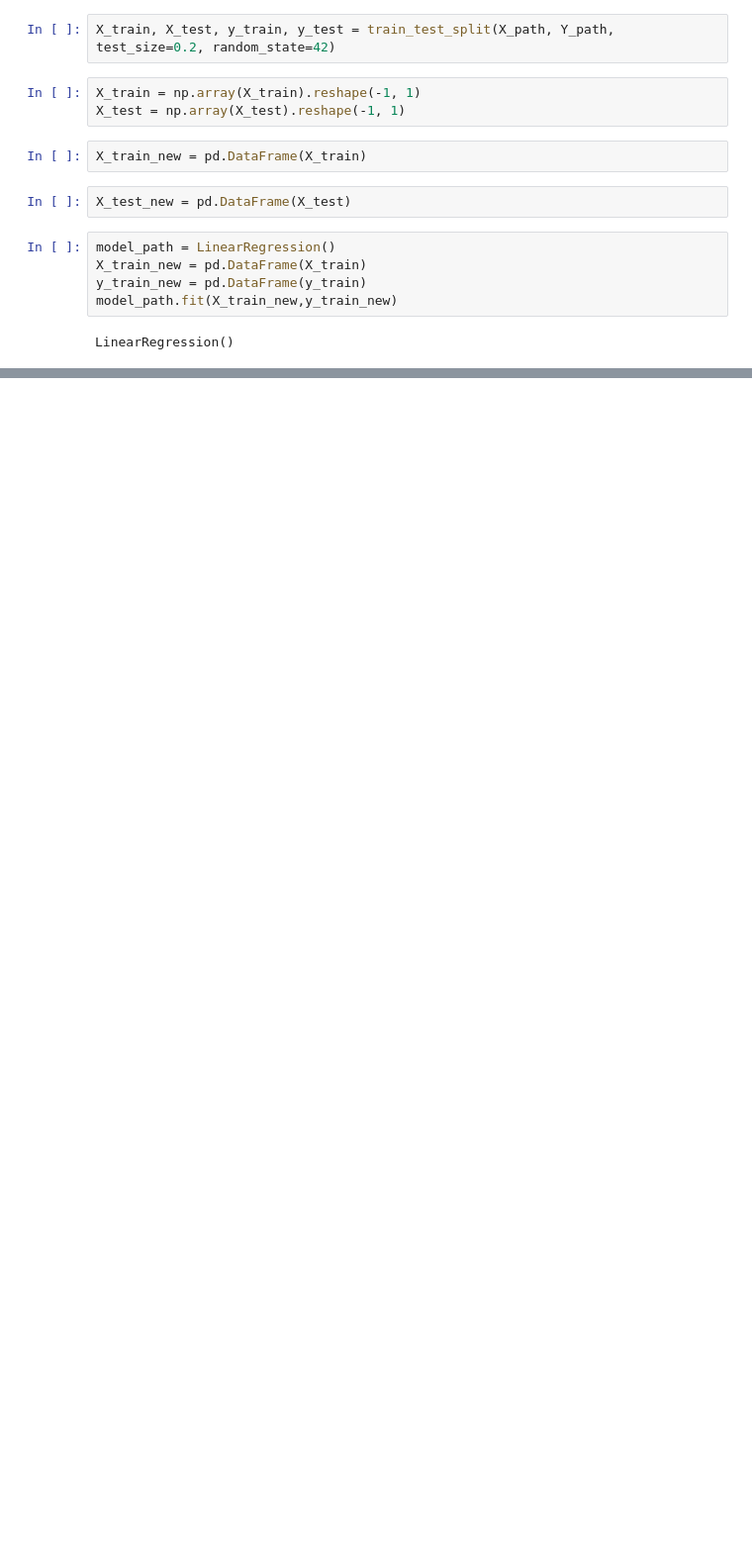
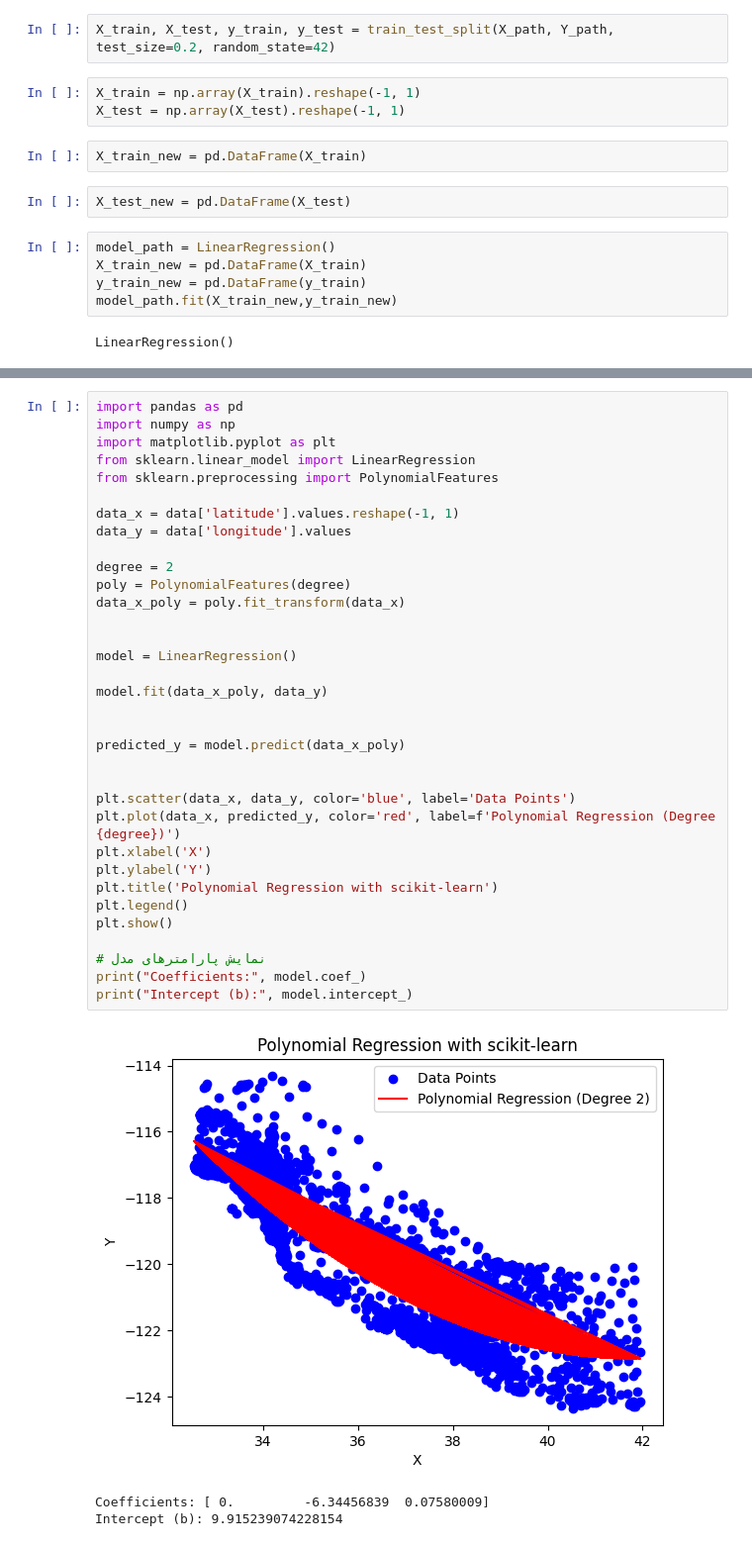
Before and after one commit to aliowx/data-analysis, a Jupyter notebook: Final.ipynb, the cells around one changed output, grey strips where cells are left out. Shown at 99% size. Drawn from its saved outputs; the diff is of its cells as text; blank space fills up the shorter version.

```diff
--- a/Final.ipynb
+++ b/Final.ipynb
@@ -535,0 +831,38 @@ TF-IDF Matrix Shape:
+# %%
+import pandas as pd
+import numpy as np
+import matplotlib.pyplot as plt
+from sklearn.linear_model import LinearRegression
+from sklearn.preprocessing import PolynomialFeatures
+
+data_x = data['latitude'].values.reshape(-1, 1)
+data_y = data['longitude'].values
+
+degree = 2
+poly = PolynomialFeatures(degree)
+data_x_poly = poly.fit_transform(data_x)
+
+
+model = LinearRegression()
+
+model.fit(data_x_poly, data_y)
+
+
+predicted_y = model.predict(data_x_poly)
+
+
+plt.scatter(data_x, data_y, color='blue', label='Data Points')
+plt.plot(data_x, predicted_y, color='red', label=f'Polynomial Regression (Degree {degree})')
+plt.xlabel('X')
+plt.ylabel('Y')
+plt.title('Polynomial Regression with scikit-learn')
+plt.legend()
+plt.show()
+
+# نمایش پارامترهای مدل
+print("Coefficients:", model.coef_)
+print("Intercept (b):", model.intercept_)
+# %% [output]
+[figure, added]
+Coefficients: [ 0.         -6.34456839  0.07580009]
+Intercept (b): 9.915239074228154
```
Also changed, not shown: parts of 41 cells of this notebook.
